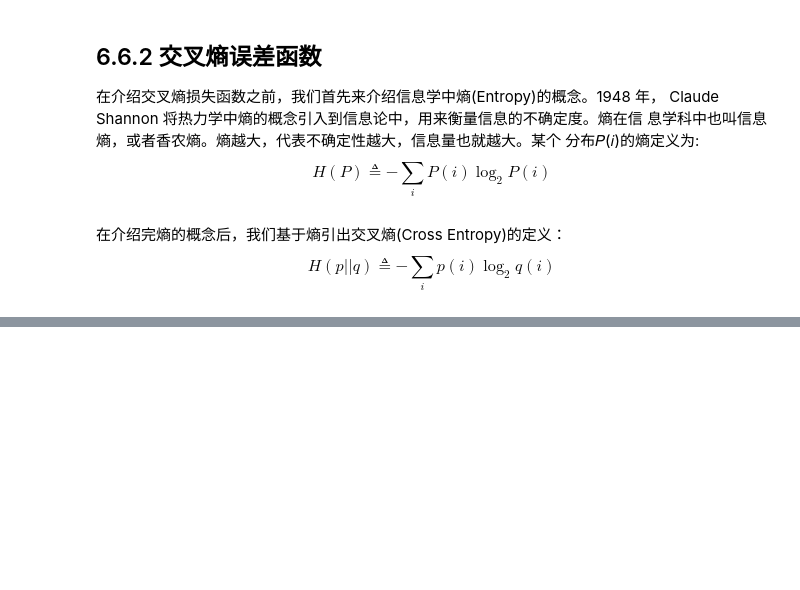
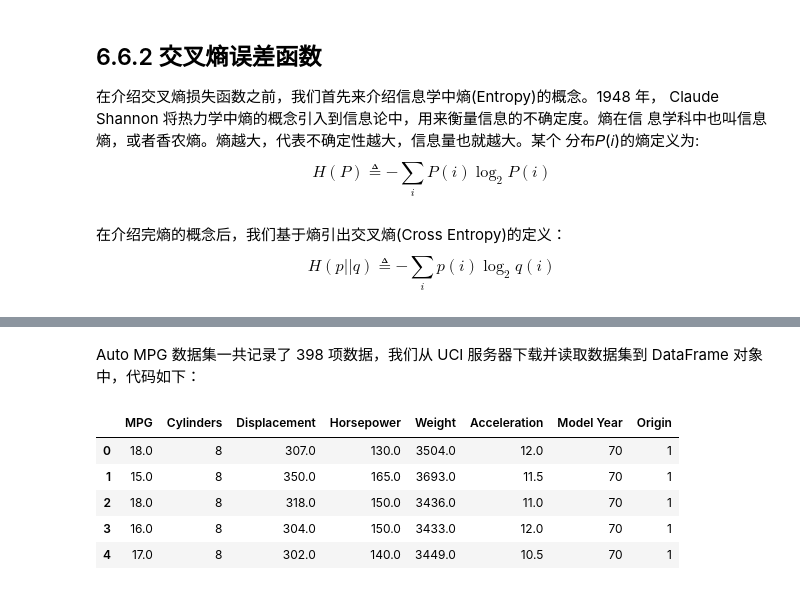
Before and after one commit to lardzy/deep-learning-practice, a Jupyter notebook: tensorflow基础补全/6 神经网络.ipynb, the cells around one changed output, grey strips where cells are left out. Drawn from its saved outputs; the diff is of its cells as text; code cells hidden in the pictures; blank space fills up the shorter version.

```diff
--- a/tensorflow基础补全/6 神经网络.ipynb
+++ b/tensorflow基础补全/6 神经网络.ipynb
@@ -480,0 +555,26 @@ $$ H(p||q) \triangleq -\sum_i p(i) \log_2 q(i) $$
+# %% [markdown]
+Auto MPG 数据集一共记录了 398 项数据，我们从 UCI 服务器下载并读取数据集到
+DataFrame 对象中，代码如下：
+# %%
+# 在线下载汽车效能数据集
+import pandas as pd
+dataset_path = keras.utils.get_file("auto-mpg.data",
+                                    "http://archive.ics.uci.edu/ml/machine-learning-databases/auto-mpg/auto-mpg.data")
+# 利用 pandas 读取数据集，字段有效能（公里数每加仑），气缸数，排量，马力，重量
+# 加速度，型号年份，产地
+column_names = ['MPG', 'Cylinders', 'Displacement', 'Horsepower', 'Weight',
+                'Acceleration', 'Model Year', 'Origin']
+raw_dataset = pd.read_csv(dataset_path, names=column_names,
+                          na_values="?", comment='\t',
+                          sep=" ", skipinitialspace=True)
+dataset = raw_dataset.copy()
+
+#  查看部分数据
+dataset.head()
+# %% [output]
+|  | MPG | Cylinders | Displacement | Horsepower | Weight | Acceleration | Model Year | Origin |
+| 0 | 18.0 | 8 | 307.0 | 130.0 | 3504.0 | 12.0 | 70 | 1 |
+| 1 | 15.0 | 8 | 350.0 | 165.0 | 3693.0 | 11.5 | 70 | 1 |
+| 2 | 18.0 | 8 | 318.0 | 150.0 | 3436.0 | 11.0 | 70 | 1 |
+| 3 | 16.0 | 8 | 304.0 | 150.0 | 3433.0 | 12.0 | 70 | 1 |
+| 4 | 17.0 | 8 | 302.0 | 140.0 | 3449.0 | 10.5 | 70 | 1 |
```
Also changed, not shown: parts of 22 cells of this notebook, 4 other files.
